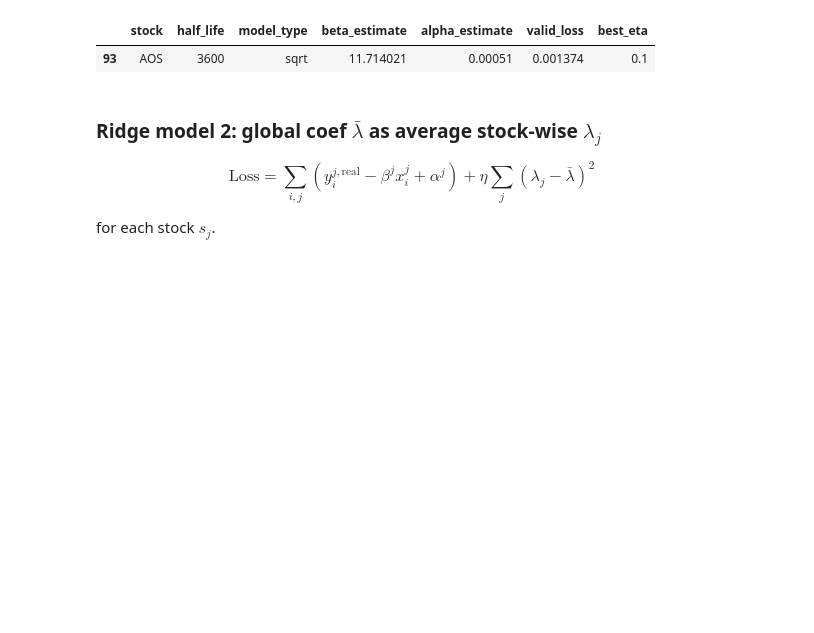
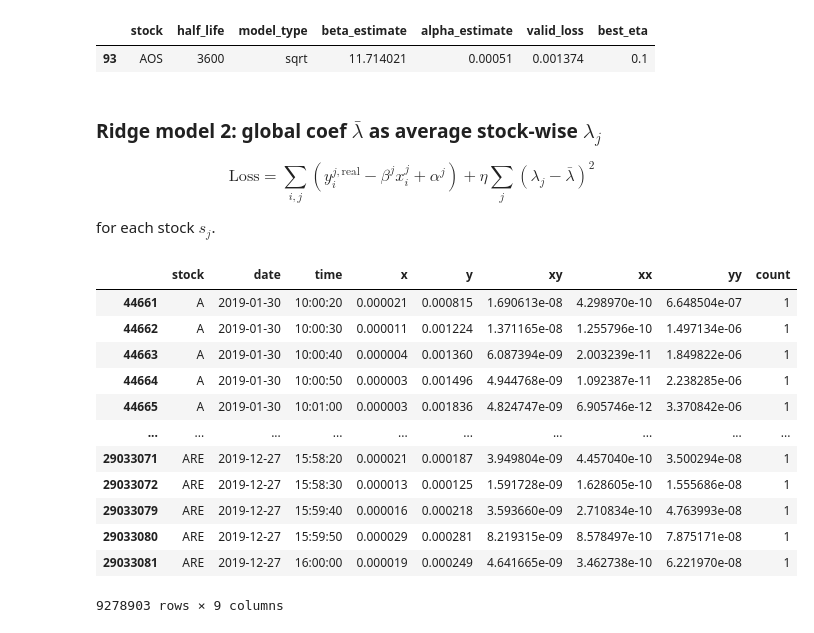
Before and after one commit to kelvin386/QuantTradingProject, a Jupyter notebook: Ridge_toy.ipynb, the cells around one changed output. Cells and saved outputs as stored; diff of their text form; code cells hidden in the pictures; blank space fills up the shorter version.

```diff
--- a/Ridge_toy.ipynb
+++ b/Ridge_toy.ipynb
@@ -91,3 +90,19 @@ $$
 $$
 
 for each stock $s_j$.
+# %%
+req_stat_df.
+# %% [output]
+|  | stock | date | time | x | y | xy | xx | yy | count |
+| 44661 | A | 2019-01-30 | 10:00:20 | 0.000021 | 0.000815 | 1.690613e-08 | 4.298970e-10 | 6.648504e-07 | 1 |
+| 44662 | A | 2019-01-30 | 10:00:30 | 0.000011 | 0.001224 | 1.371165e-08 | 1.255796e-10 | 1.497134e-06 | 1 |
+| 44663 | A | 2019-01-30 | 10:00:40 | 0.000004 | 0.001360 | 6.087394e-09 | 2.003239e-11 | 1.849822e-06 | 1 |
+| 44664 | A | 2019-01-30 | 10:00:50 | 0.000003 | 0.001496 | 4.944768e-09 | 1.092387e-11 | 2.238285e-06 | 1 |
+| 44665 | A | 2019-01-30 | 10:01:00 | 0.000003 | 0.001836 | 4.824747e-09 | 6.905746e-12 | 3.370842e-06 | 1 |
+| ... | ... | ... | ... | ... | ... | ... | ... | ... | ... |
+| 29033071 | ARE | 2019-12-27 | 15:58:20 | 0.000021 | 0.000187 | 3.949804e-09 | 4.457040e-10 | 3.500294e-08 | 1 |
+| 29033072 | ARE | 2019-12-27 | 15:58:30 | 0.000013 | 0.000125 | 1.591728e-09 | 1.628605e-10 | 1.555686e-08 | 1 |
+| 29033079 | ARE | 2019-12-27 | 15:59:40 | 0.000016 | 0.000218 | 3.593660e-09 | 2.710834e-10 | 4.763993e-08 | 1 |
+| 29033080 | ARE | 2019-12-27 | 15:59:50 | 0.000029 | 0.000281 | 8.219315e-09 | 8.578497e-10 | 7.875171e-08 | 1 |
+| 29033081 | ARE | 2019-12-27 | 16:00:00 | 0.000019 | 0.000249 | 4.641665e-09 | 3.462738e-10 | 6.221970e-08 | 1 |
+9278903 rows × 9 columns
```
Also changed, not shown: parts of 3 cells of this notebook.
